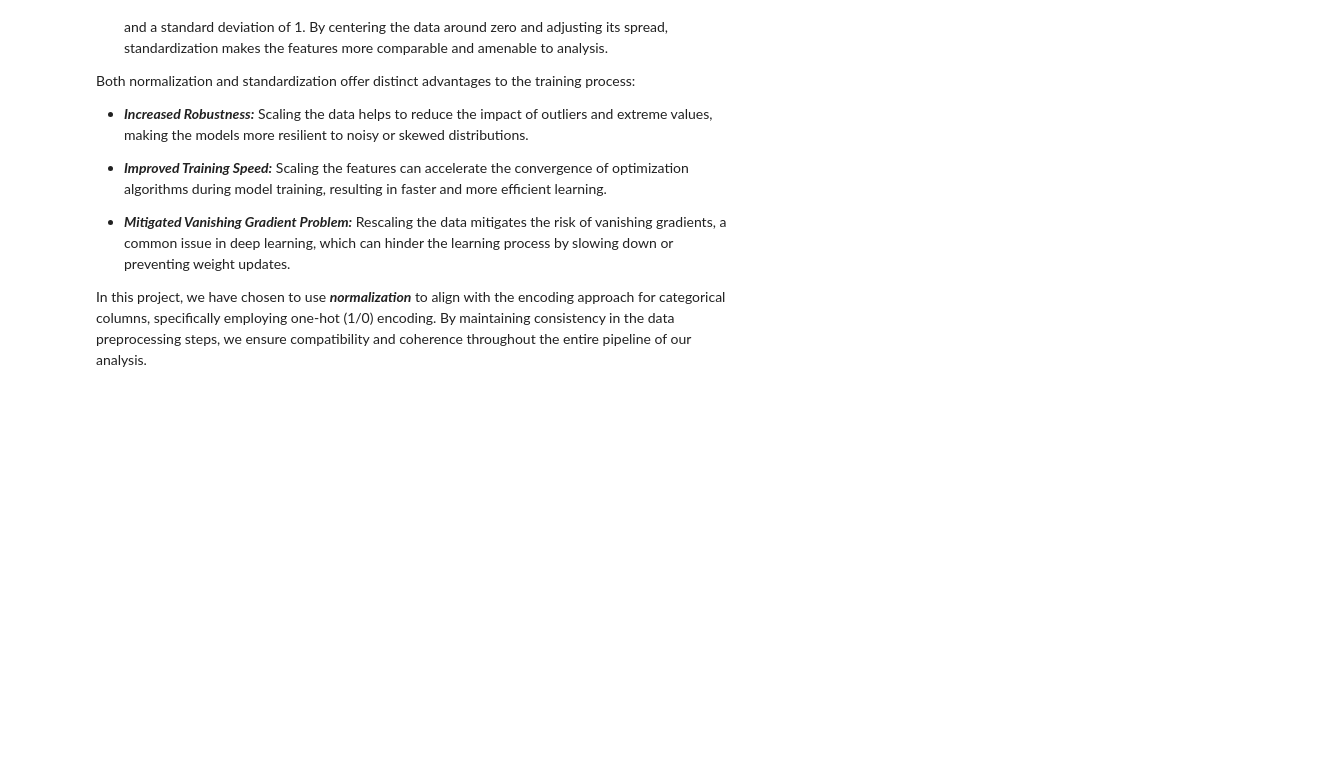
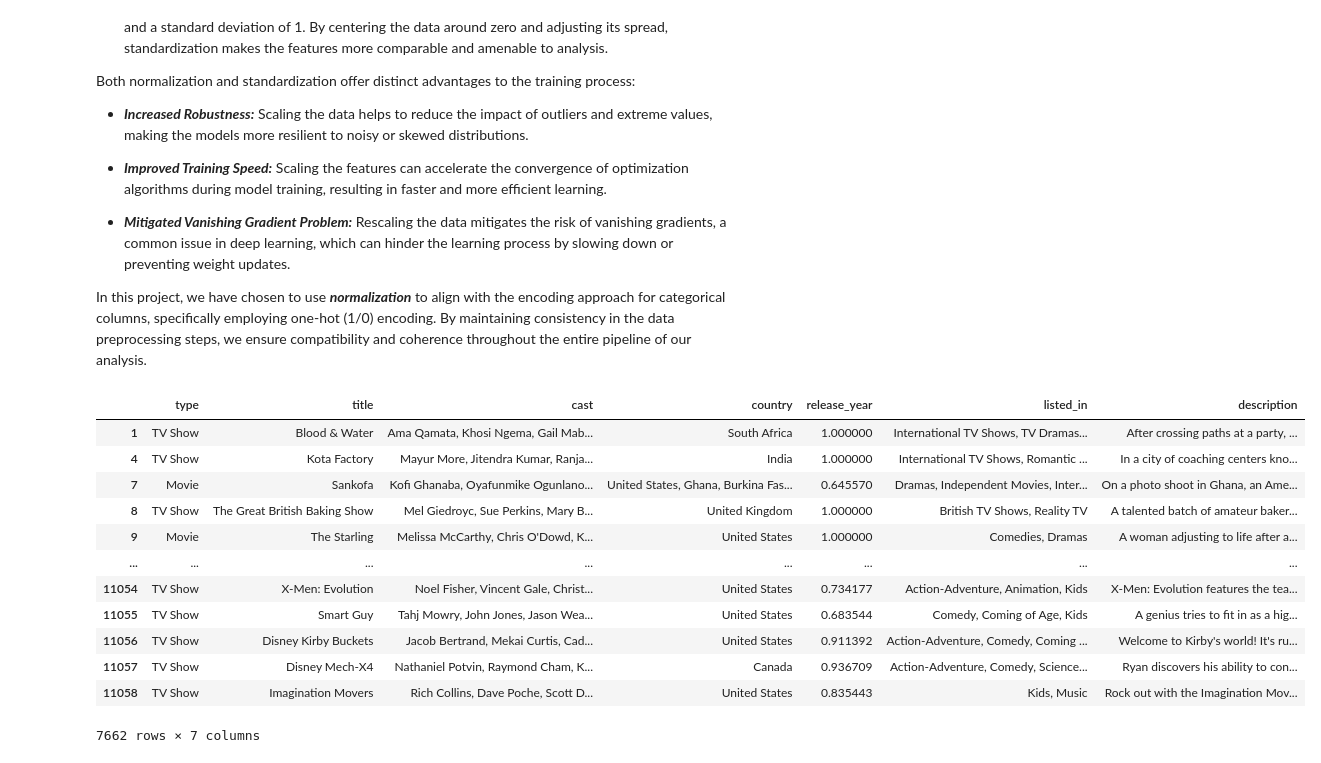
Before and after one commit to amirhosein-ziaei/Machine_Learning_Projects, a Jupyter notebook: Classify_Movie/Classifier.ipynb, the cells around one changed output. Saved outputs shown, nothing was run; the diff lists cells and outputs as text; code cells hidden in the pictures; blank space fills up the shorter version.

```diff
--- a/Classify_Movie/Classifier.ipynb
+++ b/Classify_Movie/Classifier.ipynb
@@ -148,3 +148,24 @@ Both normalization and standardization offer distinct advantages to the training
 + ***Mitigated Vanishing Gradient Problem:*** Rescaling the data mitigates the risk of vanishing gradients, a common issue in deep learning, which can hinder the learning process by slowing down or preventing weight updates.
 
 In this project, we have chosen to use ***normalization*** to align with the encoding approach for categorical columns, specifically employing one-hot (1/0) encoding. By maintaining consistency in the data preprocessing steps, we ensure compatibility and coherence throughout the entire pipeline of our analysis.
+# %%
+sc = preprocessing.MinMaxScaler((0,1))
+scaled_data = sc.fit_transform(df[['release_year']])
+
+scaled_df = df.copy()
+scaled_df['release_year'] = scaled_data
+scaled_df
+# %% [output]
+|  | type | title | cast | country | release_year | listed_in | description |
+| 1 | TV Show | Blood & Water | Ama Qamata, Khosi Ngema, Gail Mab... | South Africa | 1.000000 | International TV Shows, TV Dramas... | After crossing paths at a party, ... |
+| 4 | TV Show | Kota Factory | Mayur More, Jitendra Kumar, Ranja... | India | 1.000000 | International TV Shows, Romantic ... | In a city of coaching centers kno... |
+| 7 | Movie | Sankofa | Kofi Ghanaba, Oyafunmike Ogunlano... | United States, Ghana, Burkina Fas... | 0.645570 | Dramas, Independent Movies, Inter... | On a photo shoot in Ghana, an Ame... |
+| 8 | TV Show | The Great British Baking Show | Mel Giedroyc, Sue Perkins, Mary B... | United Kingdom | 1.000000 | British TV Shows, Reality TV | A talented batch of amateur baker... |
+| 9 | Movie | The Starling | Melissa McCarthy, Chris O'Dowd, K... | United States | 1.000000 | Comedies, Dramas | A woman adjusting to life after a... |
+| ... | ... | ... | ... | ... | ... | ... | ... |
+| 11054 | TV Show | X-Men: Evolution | Noel Fisher, Vincent Gale, Christ... | United States | 0.734177 | Action-Adventure, Animation, Kids | X-Men: Evolution features the tea... |
+| 11055 | TV Show | Smart Guy | Tahj Mowry, John Jones, Jason Wea... | United States | 0.683544 | Comedy, Coming of Age, Kids | A genius tries to fit in as a hig... |
+| 11056 | TV Show | Disney Kirby Buckets | Jacob Bertrand, Mekai Curtis, Cad... | United States | 0.911392 | Action-Adventure, Comedy, Coming ... | Welcome to Kirby's world! It's ru... |
+| 11057 | TV Show | Disney Mech-X4 | Nathaniel Potvin, Raymond Cham, K... | Canada | 0.936709 | Action-Adventure, Comedy, Science... | Ryan discovers his ability to con... |
+| 11058 | TV Show | Imagination Movers | Rich Collins, Dave Poche, Scott D... | United States | 0.835443 | Kids, Music | Rock out with the Imagination Mov... |
+7662 rows × 7 columns
```
